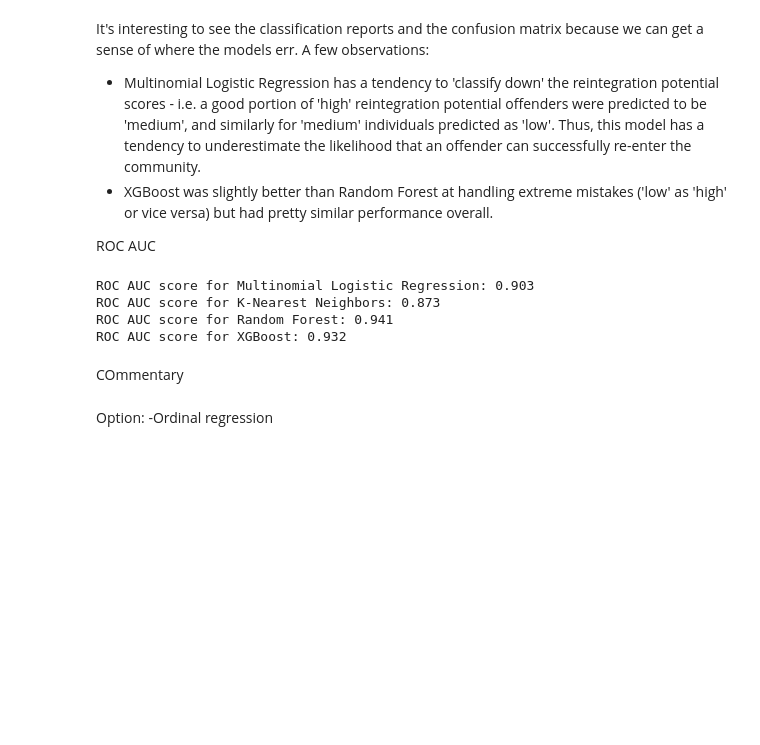
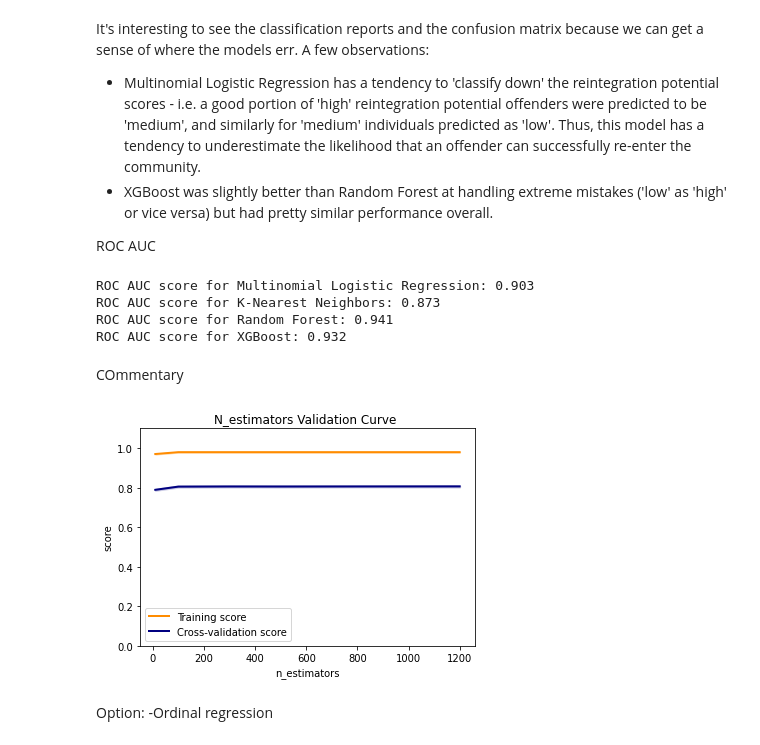
Before and after one commit to anastasiabizyayeva/Bias_Behind_Bars, a Jupyter notebook: 03_Model_Building.ipynb, the cells around one changed output. Cells and saved outputs as stored; diff of their text form; code cells hidden in the pictures; blank space fills up the shorter version.

```diff
--- a/03_Model_Building.ipynb
+++ b/03_Model_Building.ipynb
@@ -280,0 +270,26 @@ plt.show()
+# %%
+train_scores_mean = np.mean(train_score, axis=1)
+train_scores_std = np.std(train_score, axis=1)
+test_scores_mean = np.mean(val_score, axis=1)
+test_scores_std = np.std(val_score, axis=1)
+
+plt.title("Validation Curve with SVM")
+plt.title("N_estimators Validation Curve ")
+plt.xlabel('n_estimators')
+plt.ylabel('score')
+plt.ylim(0.0, 1.1)
+lw = 2
+plt.plot(n_estimators, train_scores_mean, label="Training score",
+             color="darkorange", lw=lw)
+plt.fill_between(n_estimators, train_scores_mean - train_scores_std,
+                 train_scores_mean + train_scores_std, alpha=0.2,
+                 color="darkorange", lw=lw)
+plt.plot(n_estimators, test_scores_mean, label="Cross-validation score",
+             color="navy", lw=lw)
+plt.fill_between(n_estimators, test_scores_mean - test_scores_std,
+                 test_scores_mean + test_scores_std, alpha=0.2,
+                 color="navy", lw=lw)
+plt.legend(loc="best")
+plt.show()
+# %% [output]
+[figure, added]
```
Also changed, not shown: parts of 3 cells of this notebook.
